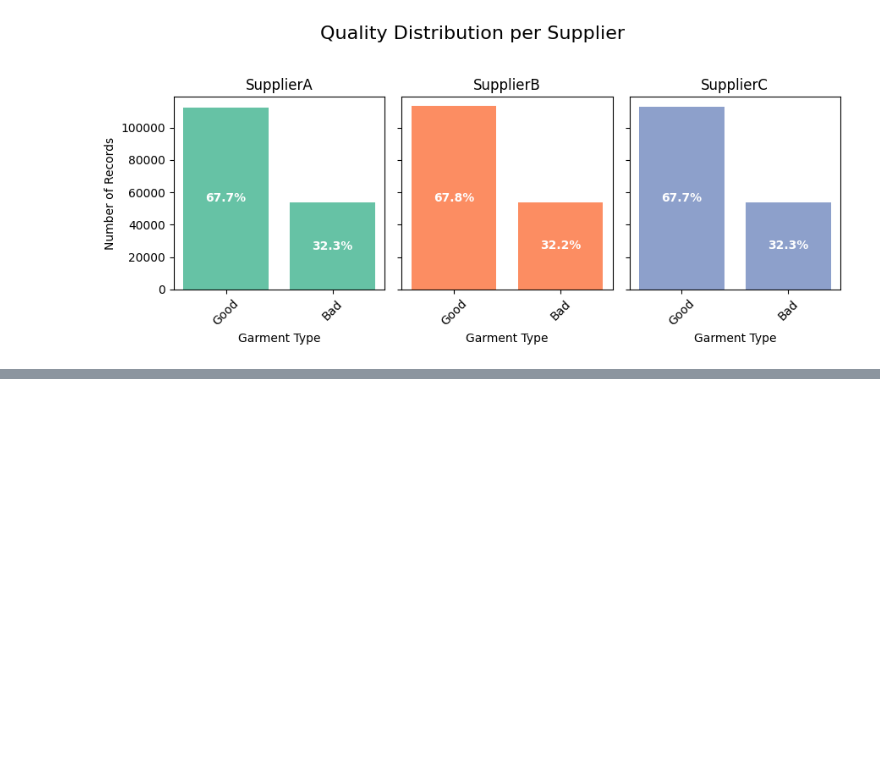
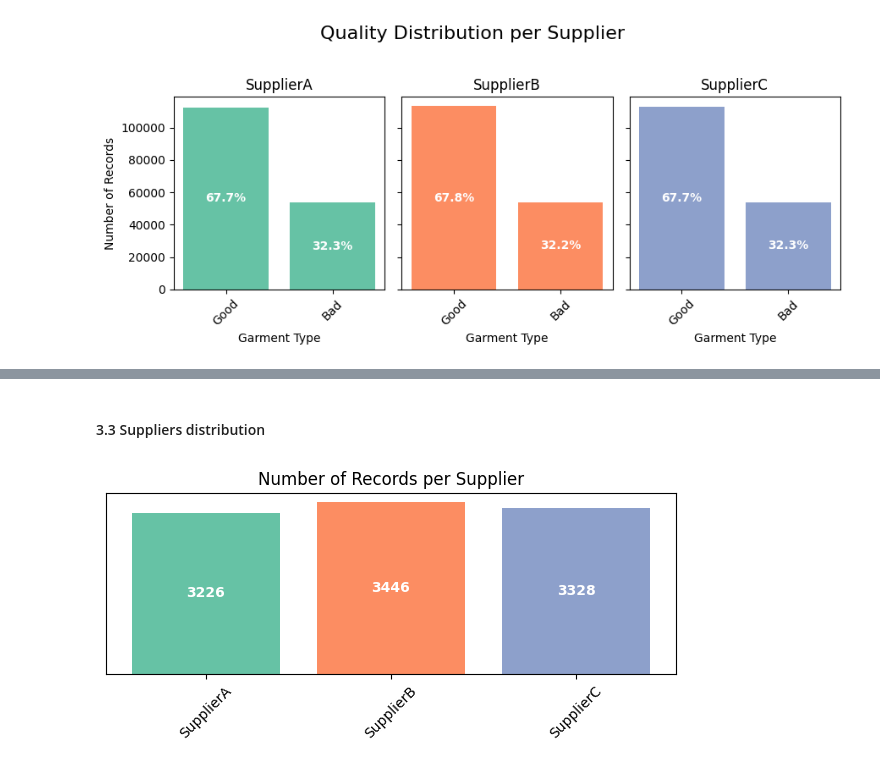
Before and after one commit to uligt/capstone, a Jupyter notebook: notebooks/3. Data analysis.ipynb, the cells around one changed output, grey strips where cells are left out. Saved outputs shown, nothing was run; the diff lists cells and outputs as text; code cells hidden in the pictures; blank space fills up the shorter version.

```diff
--- a/notebooks/3. Data analysis.ipynb
+++ b/notebooks/3. Data analysis.ipynb
@@ -366,0 +404,28 @@ plt.show()
+# %% [markdown]
+#### 3.3 Suppliers distribution
+# %%
+# Group and sort alphabetically
+df_counts = df_historical_incidents.group_by("SupplierName").agg([
+    pl.len().alias("NumRecords")
+])
+df_counts_pd = df_counts.to_pandas().sort_values(by="SupplierName")
+
+# Plot with different colors
+colors = plt.cm.Set2.colors
+plt.figure(figsize=(6, 3))
+bars = plt.bar(df_counts_pd["SupplierName"], df_counts_pd["NumRecords"], color=colors[:len(df_counts_pd)])
+
+# Add text *inside* bars
+for bar in bars:
+    height = bar.get_height()
+    plt.text(bar.get_x() + bar.get_width()/2, height * 0.5, f"{int(height)}",
+             ha='center', va='center', color='white', fontsize=10, fontweight='bold')
+
+# Clean up
+plt.title("Number of Records per Supplier")
+plt.xticks(rotation=45)
+plt.gca().axes.get_yaxis().set_visible(False)
+plt.tight_layout()
+plt.show()
+# %% [output]
+[figure, added]
```
Also changed, not shown: parts of 13 cells of this notebook, 1 other file.
